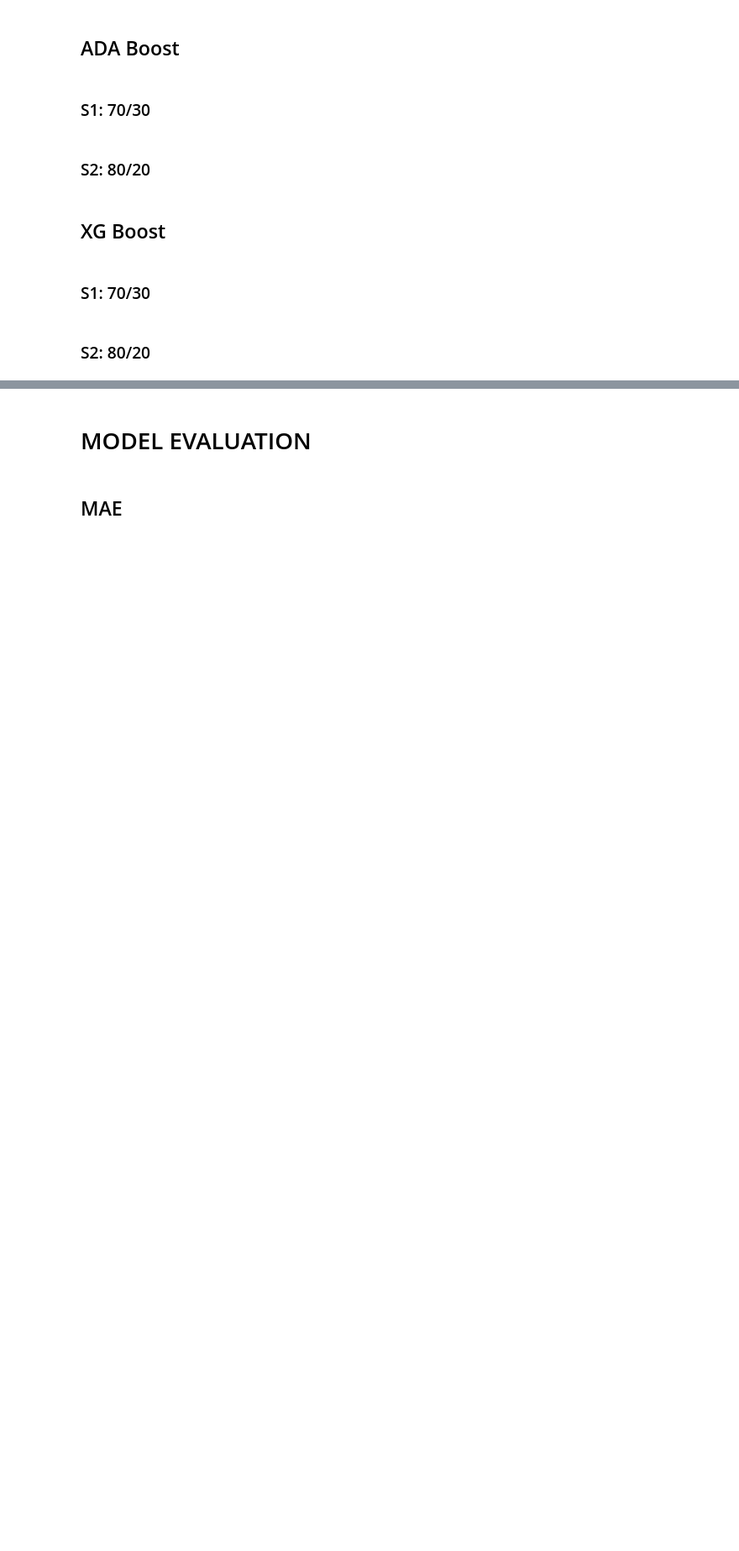
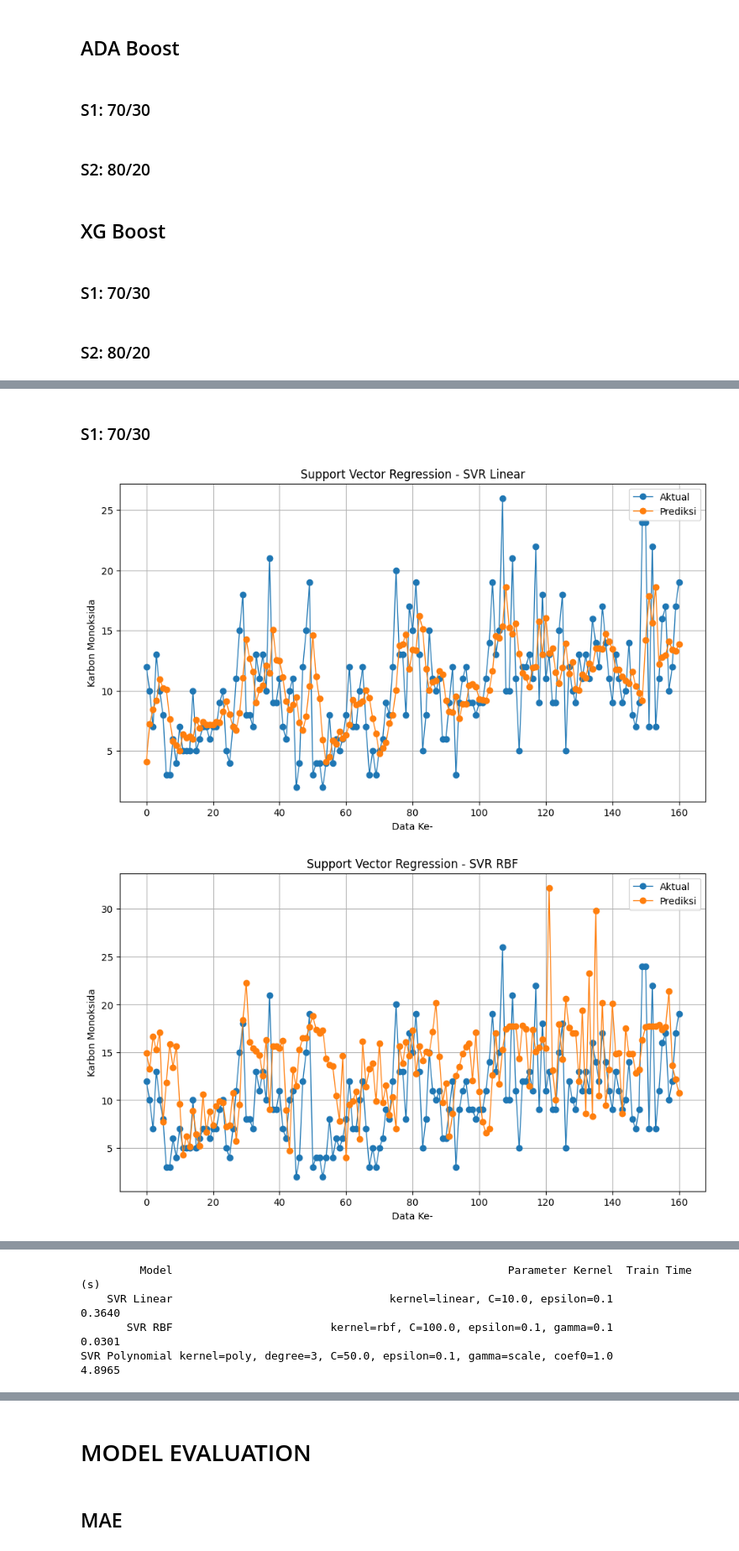
Before and after one commit to Ariwjy/Tugas-Machine-Learning, a Jupyter notebook: Regresi A5.ipynb, the cells around one changed output, grey strips where cells are left out. Shown: that part at 84% size. Drawn from its saved outputs; the diff is of its cells as text; code cells hidden in the pictures; blank space fills up the shorter version.

```diff
--- a/Regresi A5.ipynb
+++ b/Regresi A5.ipynb
@@ -51,5 +98,12 @@ data_spliting(0.8) #80%
 ## Linear Regression
 # %% [markdown]
 ### S1: 70/30
+# %%
+# latih Linear Regression (70%)
+lr_70 = LinearRegression()
+lr_70.fit(X_train_70, y_train_70.ravel())
+
+# masukkan ke dict model terlatih 70% (BIAR TERBACA OLEH CELL MAE)
+trained_models_70["Linear Regression"] = lr_70
 # %% [markdown]
 ### S2: 80/20
@@ -73,0 +143,59 @@ data_spliting(0.8) #80%
+# %% [markdown]
+### S1: 70/30
+# %%
+X_train, y_train = X_train_70, y_train_70
+X_test, y_test   = X_test_70,  y_test_70
+
+# ============ Definisi model ============
+models = {
+    "SVR Linear": SVR(kernel="linear", C=10.0, epsilon=0.1),
+    "SVR RBF":    SVR(kernel="rbf", C=100.0, gamma=0.1, epsilon=0.1),
+    "SVR Polynomial": SVR(kernel="poly", degree=3, C=50.0, gamma="scale", coef0=1.0, epsilon=0.1),
+}
+
+for name, model in models.items():
+    # param string sesuai kernel
+    params = model.get_params()
+    if model.kernel == "linear":
+        param_str = f"kernel={params['kernel']}, C={params['C']}, epsilon={params['epsilon']}"
+    elif model.kernel == "rbf":
+        param_str = f"kernel={params['kernel']}, C={params['C']}, epsilon={params['epsilon']}, gamma={params['gamma']}"
+    elif model.kernel == "poly":
+        param_str = (f"kernel={params['kernel']}, degree={params['degree']}, "
+                     f"C={params['C']}, epsilon={params['epsilon']}, "
+                     f"gamma={params['gamma']}, coef0={params['coef0']}")
+    else:
+        param_str = str(params)
+
+    # waktu training
+    t0 = time.perf_counter()
+    model.fit(X_train, y_train.ravel())
+    train_time = time.perf_counter() - t0
+
+    # simpan model terlatih
+    trained_models_70[name] = model
+
+    rows_70.append({
+        "Model": name,
+        "Parameter Kernel": param_str,
+        "Train Time (s)": round(train_time, 4)
+    })
+
+    # plot
+    y_pred = model.predict(X_test)
+    plt.figure(figsize=(11,6))
+    plt.plot(y_test, label="Aktual", marker='o', linewidth=1)
+    plt.plot(y_pred, label="Prediksi", marker='o', linewidth=1)
+    plt.title(f"Support Vector Regression - {name}")
+    plt.xlabel("Data Ke-")
+    plt.ylabel("Karbon Monoksida")
+    plt.legend()
+    plt.grid()
+    plt.show()
+
+# tabel train time
+results_df = pd.DataFrame(rows_70)
+print(results_df.to_string(index=False))
+# %% [output]
+[figure, added]
+[figure, added]
@@ -73,0 +203,4 @@ data_spliting(0.8) #80%
+         Model                                                   Parameter Kernel  Train Time (s)
+    SVR Linear                                 kernel=linear, C=10.0, epsilon=0.1          0.3640
+       SVR RBF                        kernel=rbf, C=100.0, epsilon=0.1, gamma=0.1          0.0301
+SVR Polynomial kernel=poly, degree=3, C=50.0, epsilon=0.1, gamma=scale, coef0=1.0          4.8965
```
Also changed, not shown: parts of 27 cells of this notebook.
